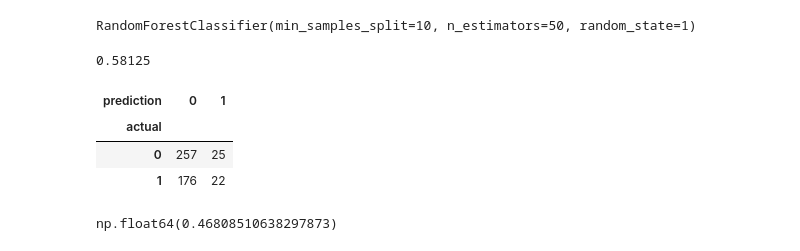
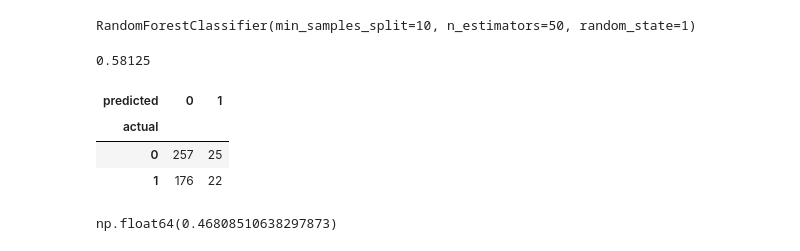
Before and after one commit to KristofferTvedt/EliteserienPredictor, a Jupyter notebook: Predictor.ipynb, the cells around one changed output. Drawn from its saved outputs; the diff is of its cells as text; code cells hidden in the pictures.

```diff
--- a/Predictor.ipynb
+++ b/Predictor.ipynb
@@ -195,13 +225,14 @@ acc = accuracy_score(test["target"], preds)
-# %%
-acc
-# %% [output]
-0.58125
+# %%
+error
+# %% [output]
+0.58125
 # %%
-combined = pd.DataFrame(dict(actual=test["target"], prediction=preds))
+combined = pd.DataFrame(dict(actual=test["target"], predicted=preds))
 # %%
-pd.crosstab(index=combined["actual"], columns=combined["prediction"])
+
+pd.crosstab(index=combined["actual"], columns=combined["predicted"])
 # %% [output]
-| prediction | 0 | 1 |
+| predicted | 0 | 1 |
 | actual |  |  |
 | 0 | 257 | 25 |
 | 1 | 176 | 22 |
```
Also changed, not shown: parts of 12 cells of this notebook.
